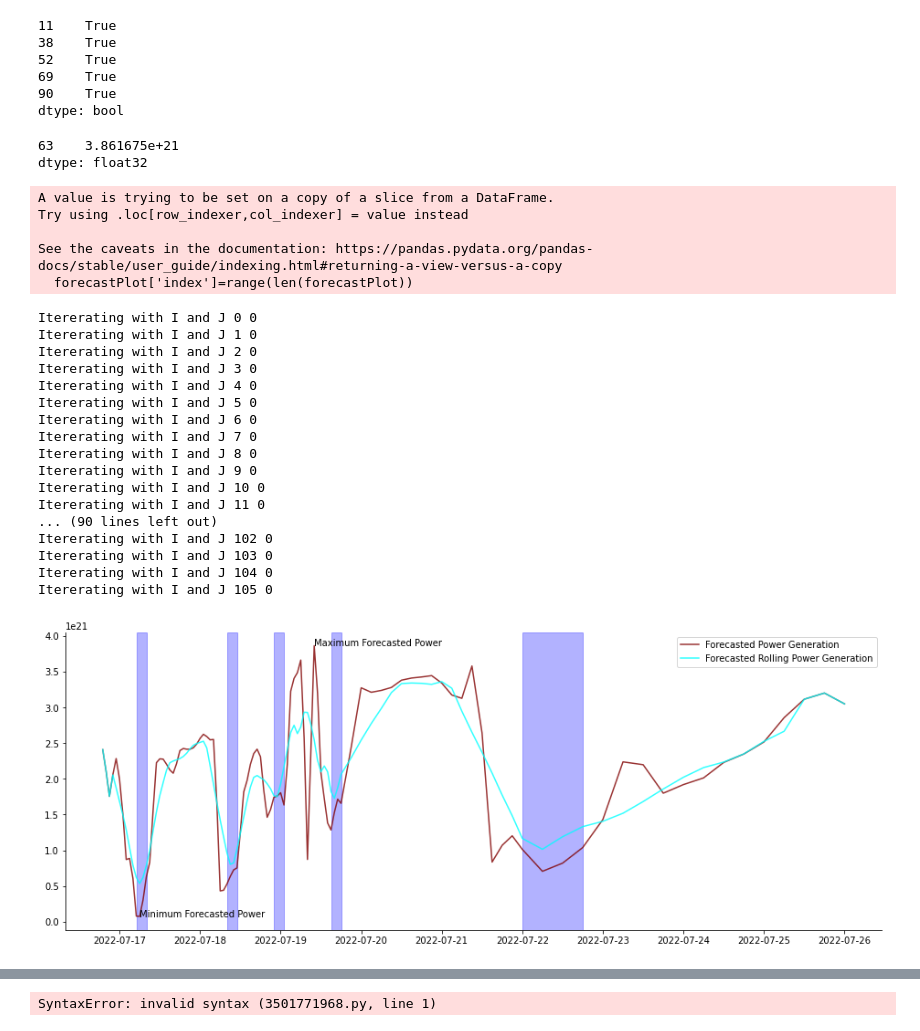
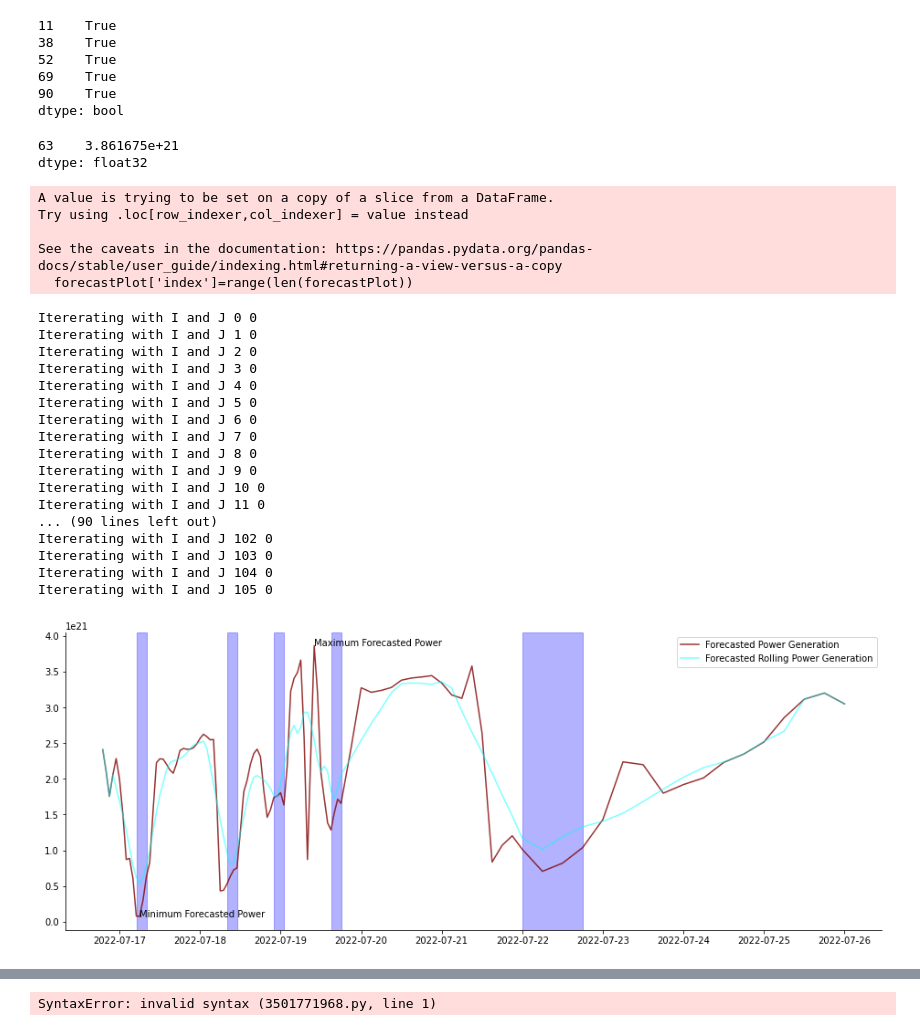
Before and after one commit to kevinTheQuigley/chargeTimeAnalytics, a Jupyter notebook: predictionTraining.ipynb, the cells around one changed output, grey strips where cells are left out. Drawn from its saved outputs; the diff is of its cells as text; code cells hidden in the pictures.

Commit message:
Improving algo generation

```diff
--- a/predictionTraining.ipynb
+++ b/predictionTraining.ipynb
@@ -237,11 +237,11 @@ highlights[highlights]
 69    True
 90    True
 dtype: bool
-# %%
-forecastpd[(forecastpd == max(forecastpd))]
-# %% [output]
-63    3.861675e+21
-dtype: float32
+# %%
+forecastpd[(forecastpd == max(forecastpd))]
+# %% [output]
+63    3.861675e+21
+dtype: float32
 # %%
 import matplotlib.pyplot as plt
 from matplotlib.pyplot import figure
@@ -259,7 +259,7 @@ forecastPlot['predictedGeneration'] = forecastPred
 fig, ax = plt.subplots(figsize=(2, 2))
 
 plt.plot(forecastPlot['date'],forecastPred,color = 'maroon',label = 'Forecasted Power Generation', alpha = 0.8)
-plt.plot(forecastPlot['date'],forecastRoll,color = 'cyan',label = 'Forecasted Rolling Power Generation', alpha = 0.7)
+plt.plot(forecastPlot['date'],forecastRoll,color = 'cyan',label = 'Forecasted Rolling Power Generation', alpha = 0.5)
 forcastLen=len(forecastPlot['date'])
 # highlight a time range
 
@@ -301,31 +301,31 @@ forecastPlot.to_csv(path_or_buf='./dashboard/chargeTimeDashboard/forecastPlot.cs
 
 #plt.legend(bbox_to_anchor=(0.89, 0.98))
 plt.legend(loc=1)
 
 fig = plt.gcf()
 fig.set_size_inches(16, 6)
 fig.savefig('./dashboard/chargeTimeDashboard/forecast.png', dpi=100)
 # %% [output]
 A value is trying to be set on a copy of a slice from a DataFrame.
 Try using .loc[row_indexer,col_indexer] = value instead
 
 See the caveats in the documentation: https://pandas.pydata.org/pandas-docs/stable/user_guide/indexing.html#returning-a-view-versus-a-copy
   forecastPlot['index']=range(len(forecastPlot))
 Itererating with I and J 0 0
 Itererating with I and J 1 0
 Itererating with I and J 2 0
 Itererating with I and J 3 0
 Itererating with I and J 4 0
 Itererating with I and J 5 0
 Itererating with I and J 6 0
 Itererating with I and J 7 0
 Itererating with I and J 8 0
 Itererating with I and J 9 0
 Itererating with I and J 10 0
 Itererating with I and J 11 0
 ... (90 lines left out)
 Itererating with I and J 102 0
 Itererating with I and J 103 0
 Itererating with I and J 104 0
 Itererating with I and J 105 0
-[figure, old version]
+[figure, new version]
```
Also changed, not shown: parts of 6 cells of this notebook.
